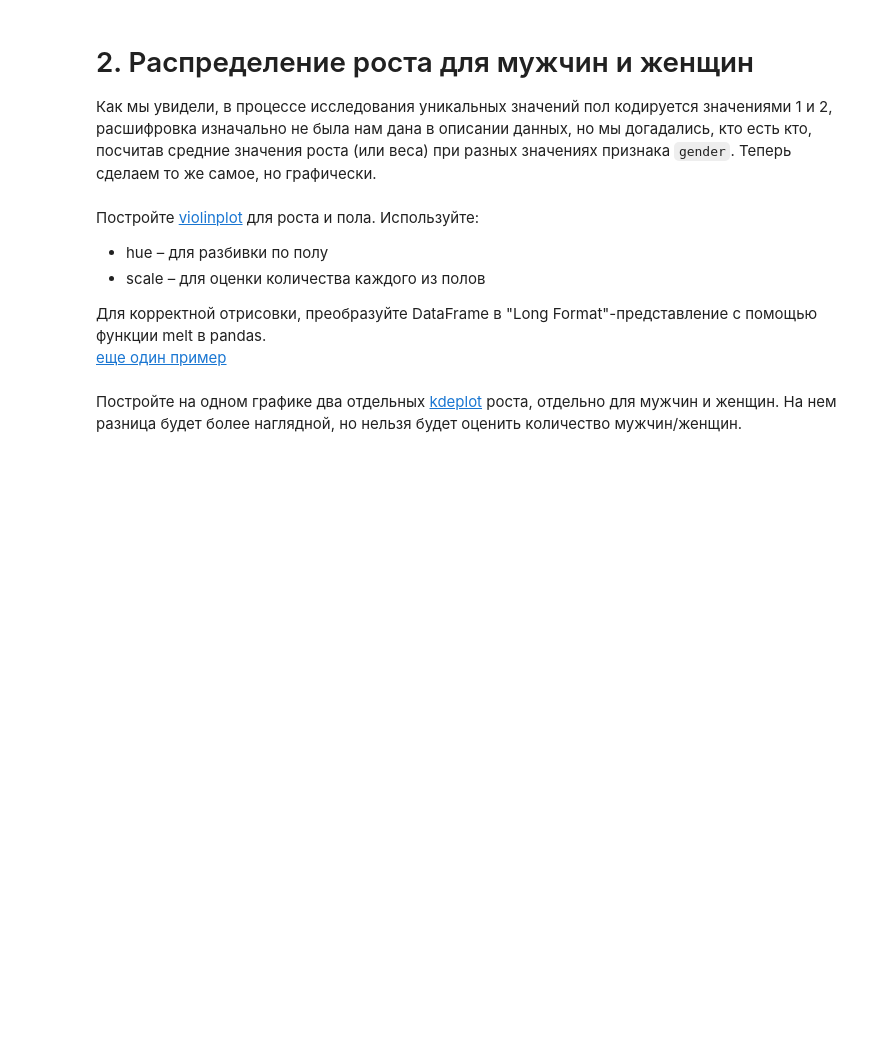
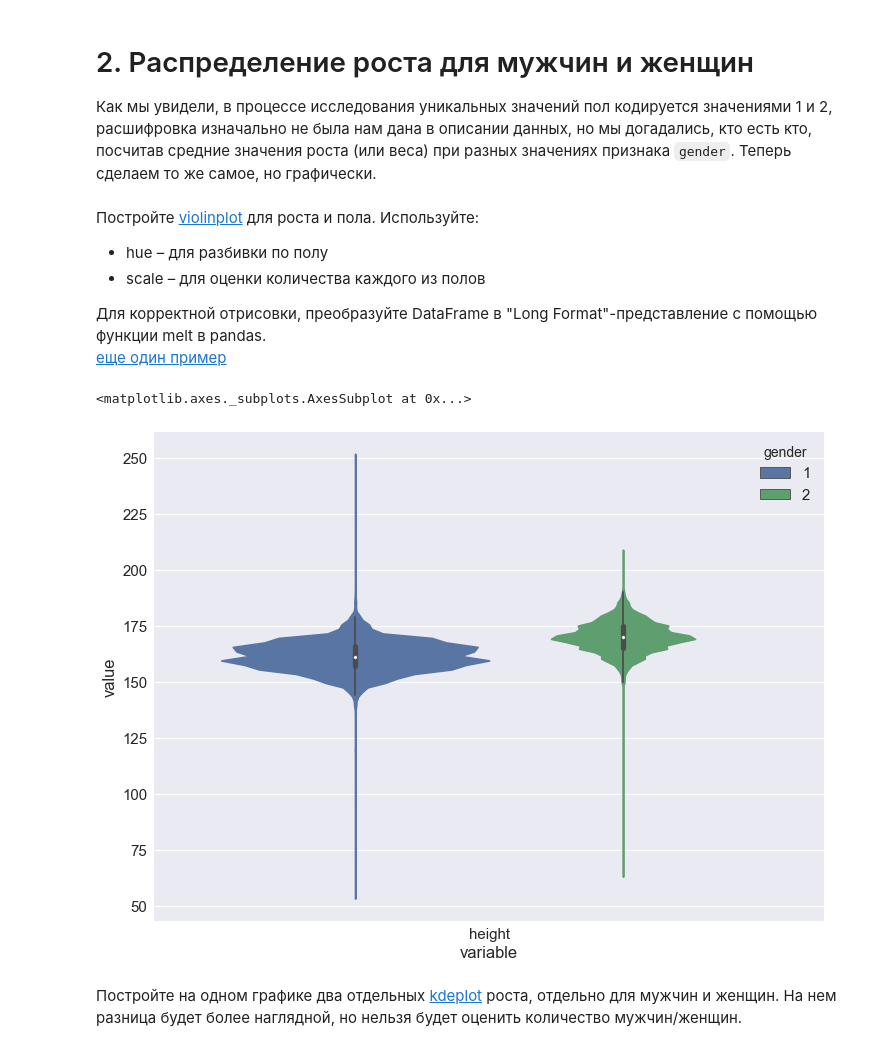
Before and after one commit to konstgazha/usml, a Jupyter notebook: week02/hw2_session3_visual_data_analysis.ipynb, the cells around one changed output. Saved outputs shown, nothing was run; the diff lists cells and outputs as text; code cells hidden in the pictures; blank space fills up the shorter version.

```diff
--- a/week02/hw2_session3_visual_data_analysis.ipynb
+++ b/week02/hw2_session3_visual_data_analysis.ipynb
@@ -210,2 +208,11 @@ print(list(corr_matrix['height'].sort_values()[-3:-1].index))
+# %%
+df = pd.melt(train, value_vars='height', id_vars='gender')
+sns.violinplot(x='variable', y='value', hue='gender', scale='count', data=df)
+
+# plt.show()
+# train.head()
+# %% [output]
+<matplotlib.axes._subplots.AxesSubplot at 0x...>
+[figure, added]
 # %% [markdown]
 Постройте на одном графике два отдельных [kdeplot](https://seaborn.pydata.org/generated/seaborn.kdeplot.html) роста, отдельно для мужчин и женщин. На нем разница будет более наглядной, но нельзя будет оценить количество мужчин/женщин.
```
Also changed, not shown: parts of 3 cells of this notebook.
